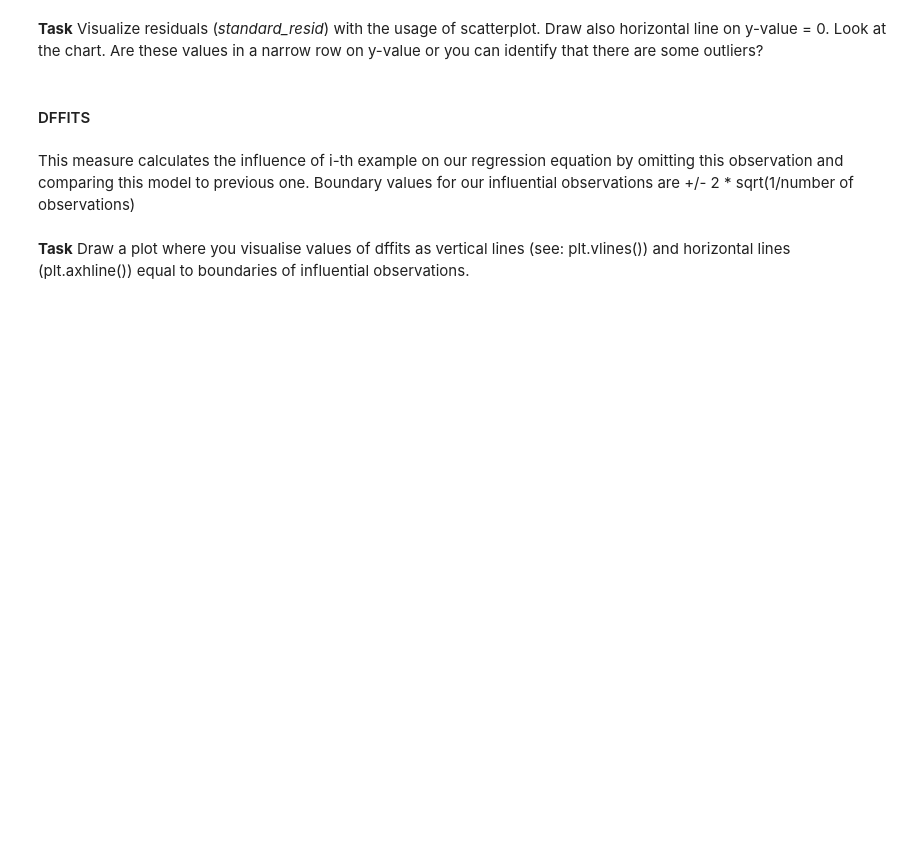
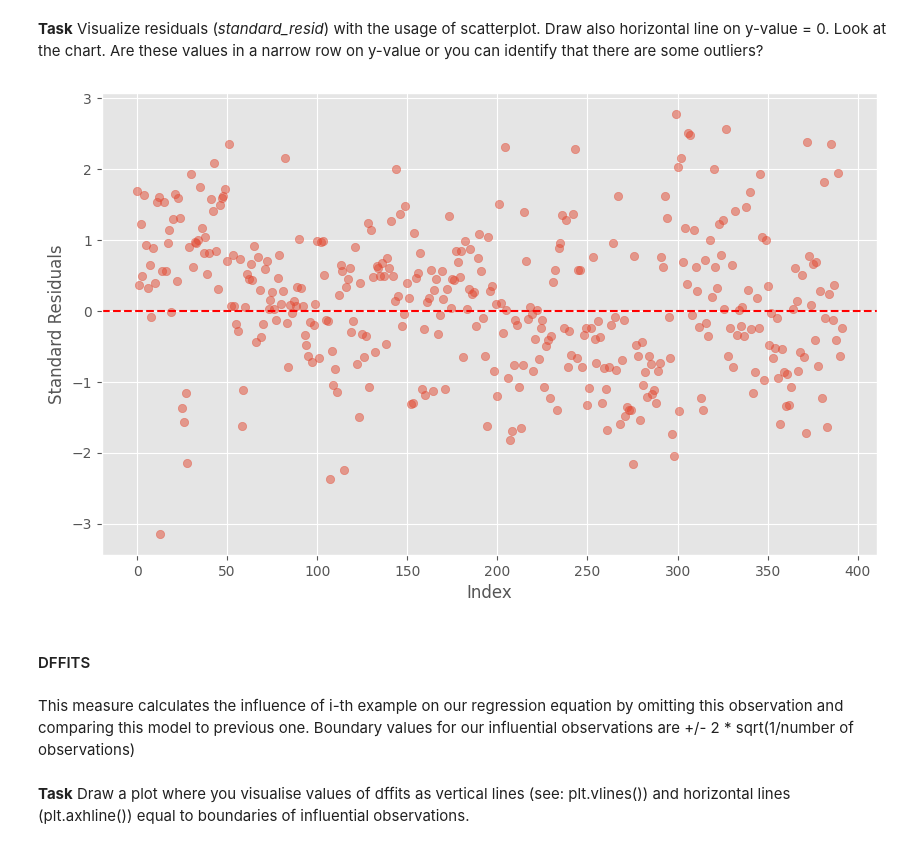
Before and after one commit to Bonioszko/studia, a Jupyter notebook: sieci neuronowe/regresja/regression.ipynb, the cells around one changed output. Drawn from its saved outputs; the diff is of its cells as text; code cells hidden in the pictures; blank space fills up the shorter version.

```diff
--- a/sieci neuronowe/regresja/regression.ipynb
+++ b/sieci neuronowe/regresja/regression.ipynb
@@ -303,3 +321,14 @@ sm_fr
+# %%
+standard_residuals = sm_fr['standard_resid']
+
+plt.figure(figsize=(10, 6))
+plt.scatter(range(len(standard_residuals)), standard_residuals, alpha=0.5)
+plt.axhline(0, color='r', linestyle='--')
+plt.xlabel('Index')
+plt.ylabel('Standard Residuals')
+plt.show()
+# %% [output]
+[figure, added]
 # %% [markdown]
 #### DFFITS
 # %% [markdown]
```
Also changed, not shown: parts of 25 cells of this notebook, 7 other files.
